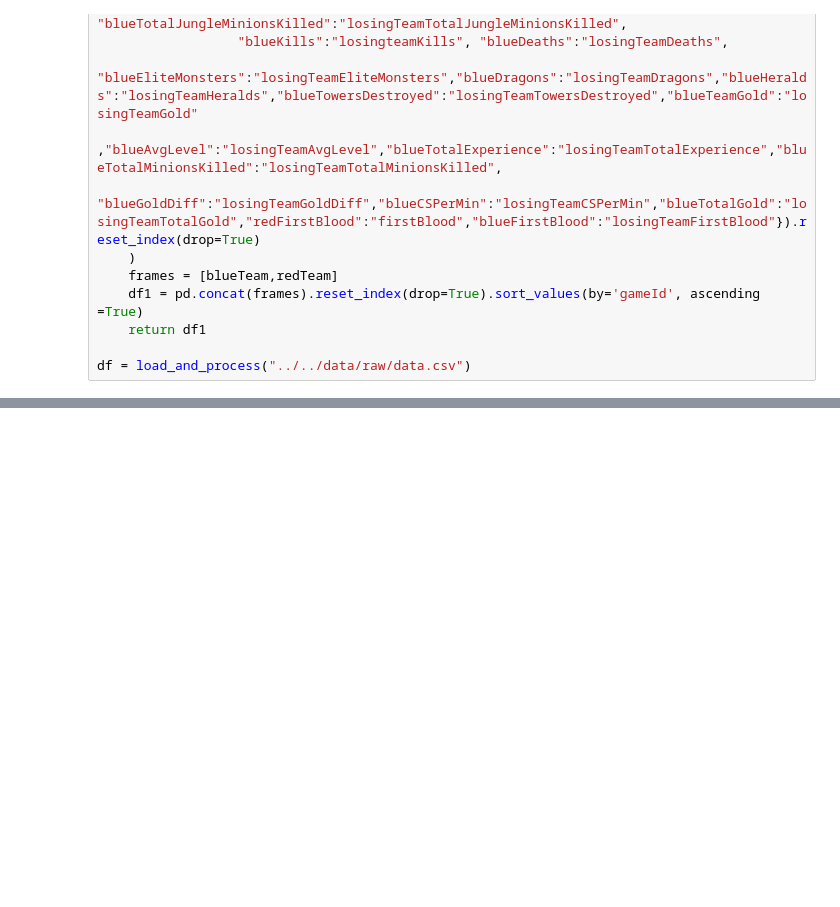
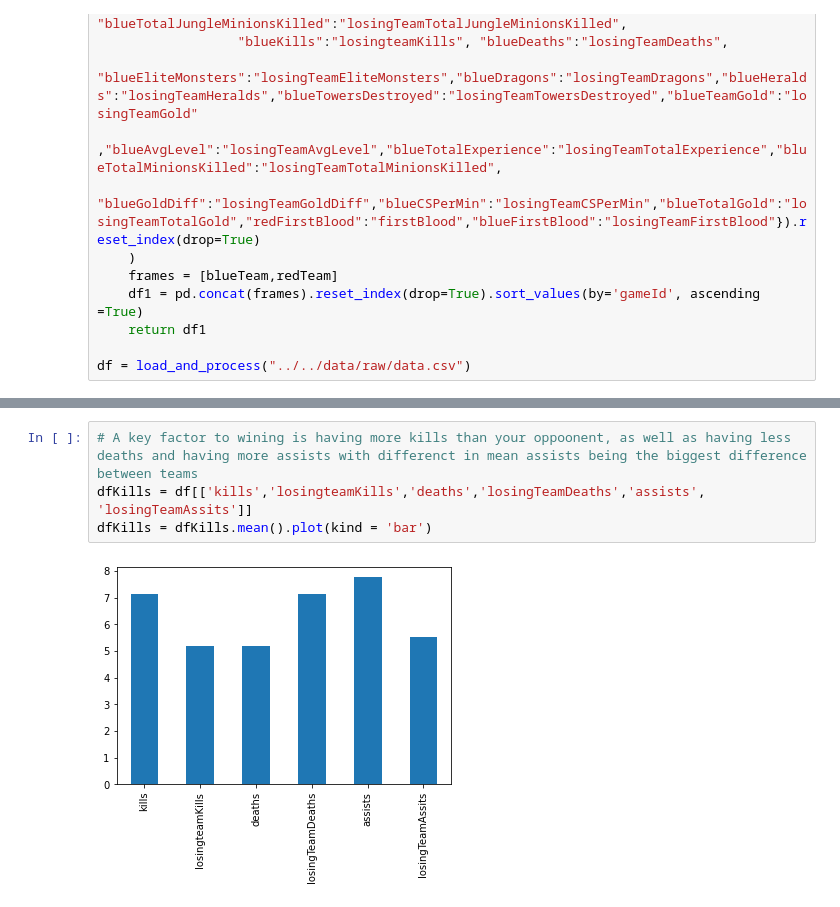
Before and after one commit to Nakheem/Data301, a Jupyter notebook: analysis/Nakheem/analysis.ipynb, the cells around one changed output, grey strips where cells are left out. Saved outputs shown, nothing was run; the diff lists cells and outputs as text; blank space fills up the shorter version.

```diff
--- a/analysis/Nakheem/analysis.ipynb
+++ b/analysis/Nakheem/analysis.ipynb
@@ -79,0 +77,6 @@ wardData = df.groupby('wardsPlaced').agg({'goldDiff':['mean']}).plot()
+# %%
+# A key factor to wining is having more kills than your oppoonent, as well as having less deaths and having more assists with differenct in mean assists being the biggest difference between teams
+dfKills = df[['kills','losingteamKills','deaths','losingTeamDeaths','assists', 'losingTeamAssits']]
+dfKills = dfKills.mean().plot(kind = 'bar')
+# %% [output]
+[figure, added]
```
Also changed, not shown: parts of 8 cells of this notebook, 1 other file.
